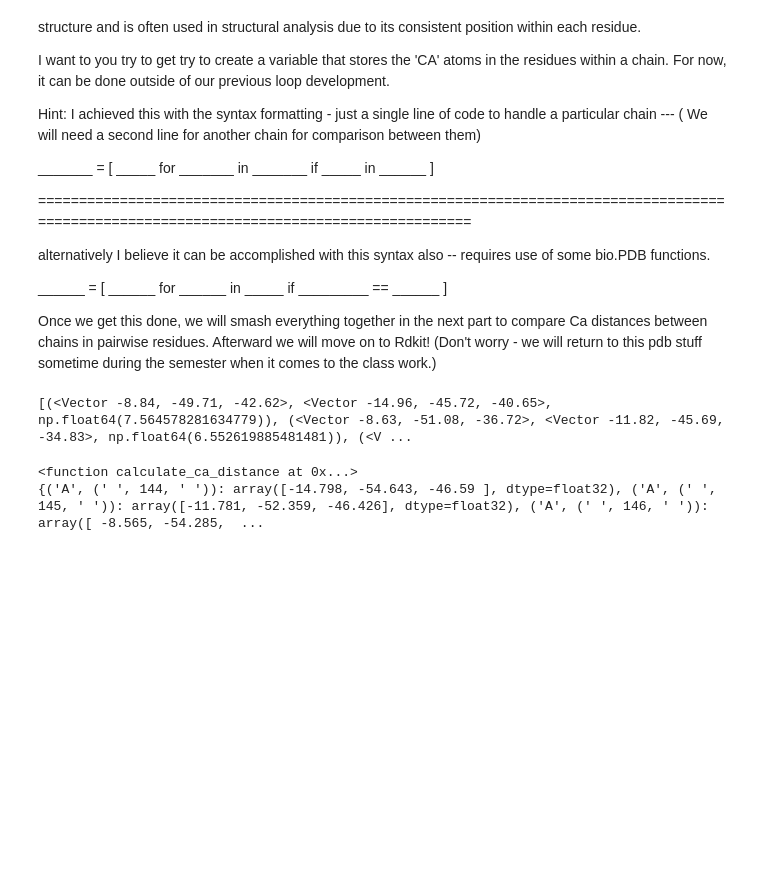
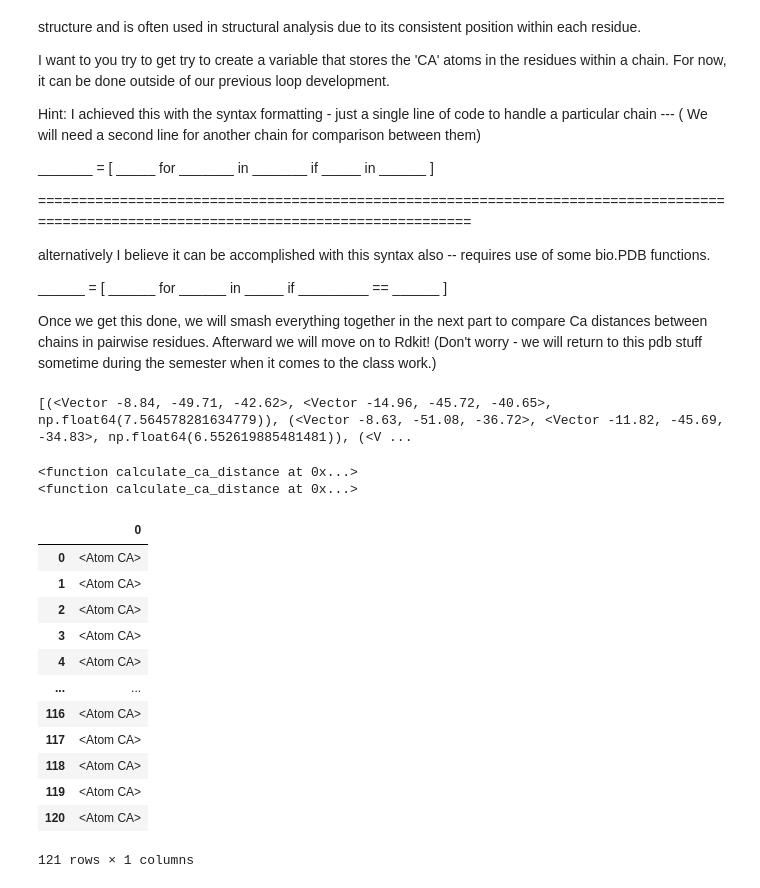
Before and after one commit to Nadorsey6624/Dr.Wang_pr, a Jupyter notebook: NewPRJ-Copy1.ipynb, the cells around one changed output. Drawn from its saved outputs; the diff is of its cells as text; code cells hidden in the pictures; blank space fills up the shorter version.

```diff
--- a/NewPRJ-Copy1.ipynb
+++ b/NewPRJ-Copy1.ipynb
@@ -23,10 +23,10 @@ import matplotlib.pyplot as plt
 # %%
 yourPDB = input('Please input your PDB id. Ex: 4jpp \n')
 pdbfiles = PDBList()
-pdbf = pdbfiles.retrieve_pdb_file(yourPDB, pdir = "/Users/noahd/Downloads/pdbfiles")
+#pdbf = pdbfiles.retrieve_pdb_file(yourPDB, pdir = "/Users/noahd/Downloads/pdbfiles")
 
 # This is my computer's path Noah - Go ahead and leave it here but commented
-#pdbf = pdbfiles.retrieve_pdb_file(yourPDB, pdir = "/Users/micha/Downloads/pdbfiles")
+pdbf = pdbfiles.retrieve_pdb_file(yourPDB, pdir = "/Users/micha/Downloads/pdbfiles")
 
 print(pdbf)
 print(yourPDB)
@@ -226,8 +226,38 @@ def calculate_ca_distance(structure):
 ca_dist = calculate_ca_distance
 print(calculate_ca_distance)
 
-ca_dist = ca_dist_matrix(structure)
+#ca_dist = ca_dist_matrix(structure)
 print(ca_dist)
 # %% [output]
 <function calculate_ca_distance at 0x...>
-{('A', (' ', 144, ' ')): array([-14.798, -54.643, -46.59 ], dtype=float32), ('A', (' ', 145, ' ')): array([-11.781, -52.359, -46.426], dtype=float32), ('A', (' ', 146, ' ')): array([ -8.565, -54.285,  ...
+<function calculate_ca_distance at 0x...>
+# %%
+def calculate_ca_distance(structure):
+
+    for chain1 in model:
+        for i, residue_i in enumerate(chain1):
+            for j, residue_j in enumerate(chain1):
+                if i < j:
+                    ca_atoms_i = [atom for atom in chain1.get_atoms() if atom.get_name() == 'CA']
+                    ca_atoms_j = [atom for atom in chain1.get_atoms() if atom.get_name() == 'CA']
+
+                    # Start here Noah - I don't think your above is a salvageable approach.
+
+
+    return pd.DataFrame(ca_distances)
+
+distance_df = calculate_ca_distance(structure)
+# %% [output]
+|  | 0 |
+| 0 | <Atom CA> |
+| 1 | <Atom CA> |
+| 2 | <Atom CA> |
+| 3 | <Atom CA> |
+| 4 | <Atom CA> |
+| ... | ... |
+| 116 | <Atom CA> |
+| 117 | <Atom CA> |
+| 118 | <Atom CA> |
+| 119 | <Atom CA> |
+| 120 | <Atom CA> |
+121 rows × 1 columns
```
Also changed, not shown: parts of 2 cells of this notebook.
